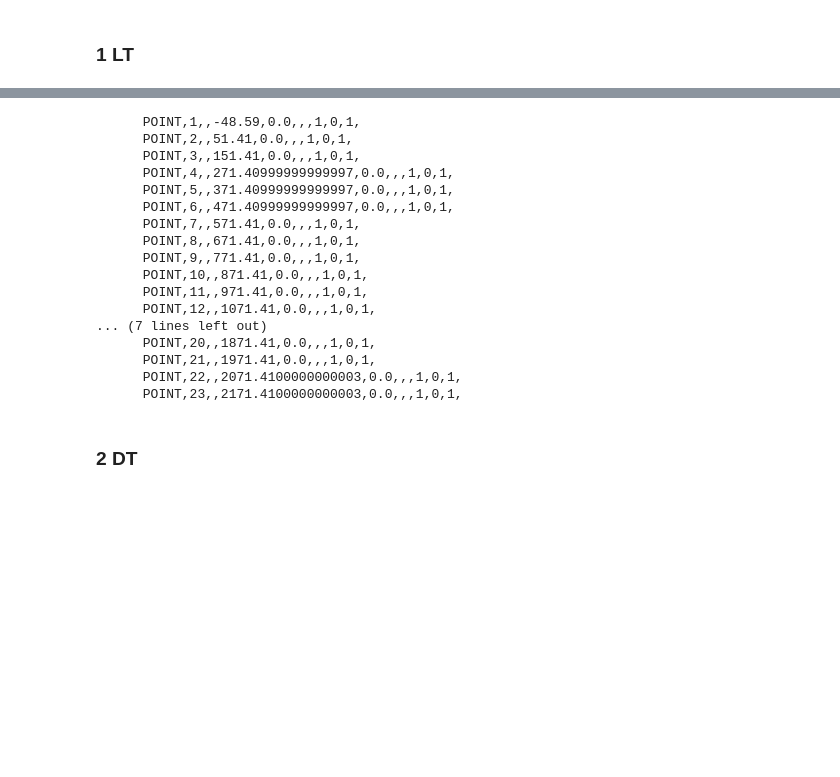
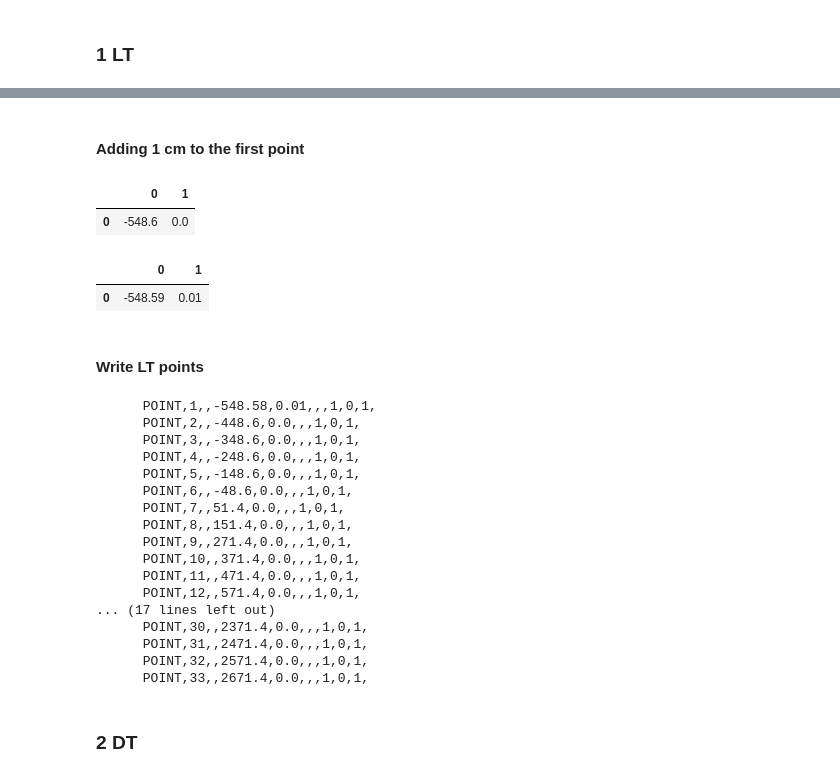
Before and after one commit to LucasLessa1/Projects, a Jupyter notebook: PowerApps/request_notebook.ipynb, the cells around one changed output, grey strips where cells are left out. Saved outputs shown, nothing was run; the diff lists cells and outputs as text; code cells hidden in the pictures; blank space fills up the shorter version.

```diff
--- a/PowerApps/request_notebook.ipynb
+++ b/PowerApps/request_notebook.ipynb
@@ -451,0 +520,8 @@ dt_coor = pd.read_csv('Gas_VM50_CRUZ_45graus.csv', header=None)
+# %% [markdown]
+#### Adding 1 cm to the first point
+# %%
+lt_coor_final = lt_coor_final.astype(float)
+lt_coor_final.head(1)
+# %% [output]
+|  | 0 | 1 |
+| 0 | -548.6 | 0.0 |
@@ -452 +530,6 @@ dt_coor = pd.read_csv('Gas_VM50_CRUZ_45graus.csv', header=None)
+# %%
+lt_coor_final.head(1)
+# %% [output]
+|  | 0 | 1 |
+| 0 | -548.59 | 0.01 |
 # %%
@@ -454,6 +536,8 @@ dt_coor = pd.read_csv('Gas_VM50_CRUZ_45graus.csv', header=None)
 # POINT, 1, , -500,10,0,0,0,0,2,0
 # POINT, 2, ,    0,10,0,0,0,0,2,0
 # POINT, 3, ,  500,10,0,0,0,0,2,0
+# %% [markdown]
+#### Write LT points
 # %%
 lista = []
 name = ''
@@ -462,9 +546,10 @@ xs = 1
 type_ = 0 # Towers = -2, Coordinate = -1 e Undefined = 0;
 
 first = True
-for index, row in lt_coor.iterrows():
+for index, row in lt_coor_final.iterrows():
     if first: # Garantindo afastamento de 1 cm
         x = row[0] + 0.01
+        first = False
     else :
         x = row[0]
 
@@ -474,23 +559,23 @@ for index, row in lt_coor.iterrows():
 LT_points = '\n'.join(lista)
 print(LT_points)
 # %% [output]
-      POINT,1,,-48.59,0.0,,,1,0,1,
-      POINT,2,,51.41,0.0,,,1,0,1,
-      POINT,3,,151.41,0.0,,,1,0,1,
-      POINT,4,,271.40999999999997,0.0,,,1,0,1,
-      POINT,5,,371.40999999999997,0.0,,,1,0,1,
-      POINT,6,,471.40999999999997,0.0,,,1,0,1,
-      POINT,7,,571.41,0.0,,,1,0,1,
-      POINT,8,,671.41,0.0,,,1,0,1,
-      POINT,9,,771.41,0.0,,,1,0,1,
-      POINT,10,,871.41,0.0,,,1,0,1,
-      POINT,11,,971.41,0.0,,,1,0,1,
-      POINT,12,,1071.41,0.0,,,1,0,1,
-... (7 lines left out)
-      POINT,20,,1871.41,0.0,,,1,0,1,
-      POINT,21,,1971.41,0.0,,,1,0,1,
-      POINT,22,,2071.4100000000003,0.0,,,1,0,1,
-      POINT,23,,2171.4100000000003,0.0,,,1,0,1,
+      POINT,1,,-548.58,0.01,,,1,0,1,
+      POINT,2,,-448.6,0.0,,,1,0,1,
+      POINT,3,,-348.6,0.0,,,1,0,1,
+      POINT,4,,-248.6,0.0,,,1,0,1,
+      POINT,5,,-148.6,0.0,,,1,0,1,
+      POINT,6,,-48.6,0.0,,,1,0,1,
+      POINT,7,,51.4,0.0,,,1,0,1,
+      POINT,8,,151.4,0.0,,,1,0,1,
+      POINT,9,,271.4,0.0,,,1,0,1,
+      POINT,10,,371.4,0.0,,,1,0,1,
+      POINT,11,,471.4,0.0,,,1,0,1,
+      POINT,12,,571.4,0.0,,,1,0,1,
+... (17 lines left out)
+      POINT,30,,2371.4,0.0,,,1,0,1,
+      POINT,31,,2471.4,0.0,,,1,0,1,
+      POINT,32,,2571.4,0.0,,,1,0,1,
+      POINT,33,,2671.4,0.0,,,1,0,1,
 # %% [markdown]
 ### 2 DT
 # %%
```
Also changed, not shown: parts of 9 cells of this notebook.
